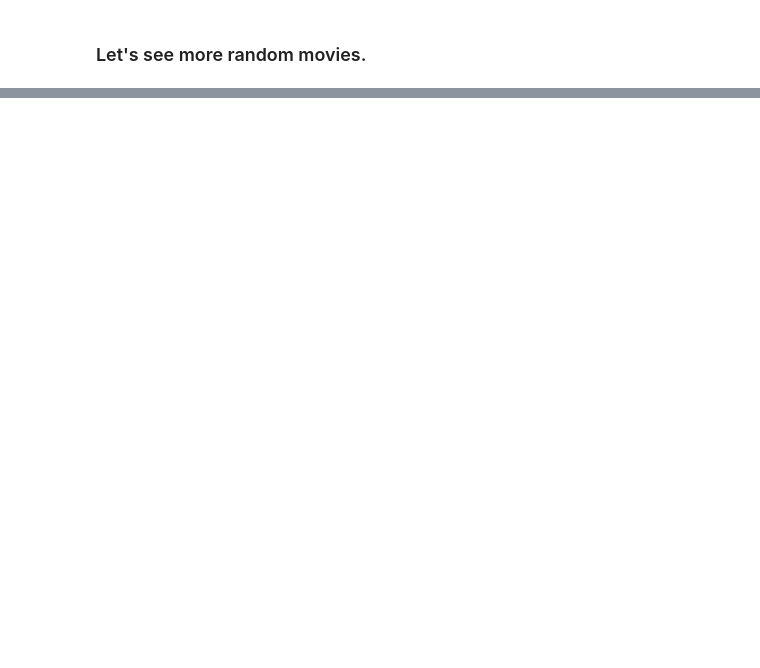
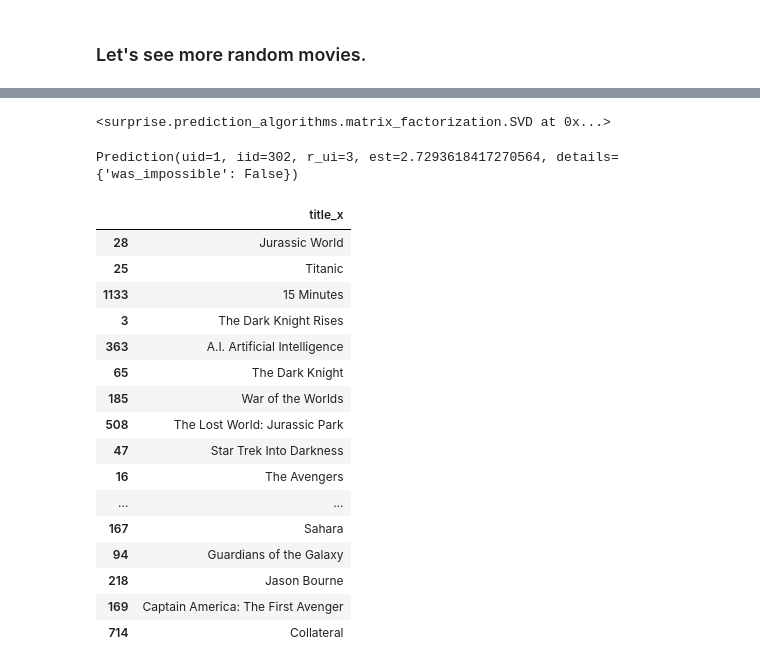
Before and after one commit to rbt15/MAT388E-Final-Project, a Jupyter notebook: Final.ipynb, the cells around one changed output, grey strips where cells are left out. Cells and saved outputs as stored; diff of their text form; code cells hidden in the pictures; blank space fills up the shorter version.

```diff
--- a/Final.ipynb
+++ b/Final.ipynb
@@ -80,7 +80,7 @@ def get_movie_recommendation_with_similarities(title, similarity, top=10):
     sim_scores = sorted(sim_scores, key=lambda x: x[1], reverse=True)
     sim_scores = sim_scores[1:top+1]
     movie_indices = [i[0] for i in sim_scores]
-    return tmdb_all_data['title_x'].iloc[movie_indices]
+    return pd.DataFrame(tmdb_all_data['title_x'].iloc[movie_indices])
 # %% [markdown]
 ### Let's get a random movie from the dataset and find the top 10 similar movies.
 # %%
@@ -232,0 +282,9 @@ Name: title_x, dtype: object
+# %%
+trainset = data.build_full_trainset()
+svd.fit(trainset)
+# %% [output]
+<surprise.prediction_algorithms.matrix_factorization.SVD at 0x...>
+# %%
+svd.predict(1, 302, 3)
+# %% [output]
+Prediction(uid=1, iid=302, r_ui=3, est=2.7293618417270564, details={'was_impossible': False})
@@ -232,0 +300,20 @@ Name: title_x, dtype: object
+# %%
+get_movie_recommendation_with_similarities('Avatar', cosine_similarity_for_concated_data, top=20)
+# %% [output]
+|  | title_x |
+| 28 | Jurassic World |
+| 25 | Titanic |
+| 1133 | 15 Minutes |
+| 3 | The Dark Knight Rises |
+| 363 | A.I. Artificial Intelligence |
+| 65 | The Dark Knight |
+| 185 | War of the Worlds |
+| 508 | The Lost World: Jurassic Park |
+| 47 | Star Trek Into Darkness |
+| 16 | The Avengers |
+| ... | ... |
+| 167 | Sahara |
+| 94 | Guardians of the Galaxy |
+| 218 | Jason Bourne |
+| 169 | Captain America: The First Avenger |
+| 714 | Collateral |
```
Also changed, not shown: parts of 13 cells of this notebook, 4 other files.
